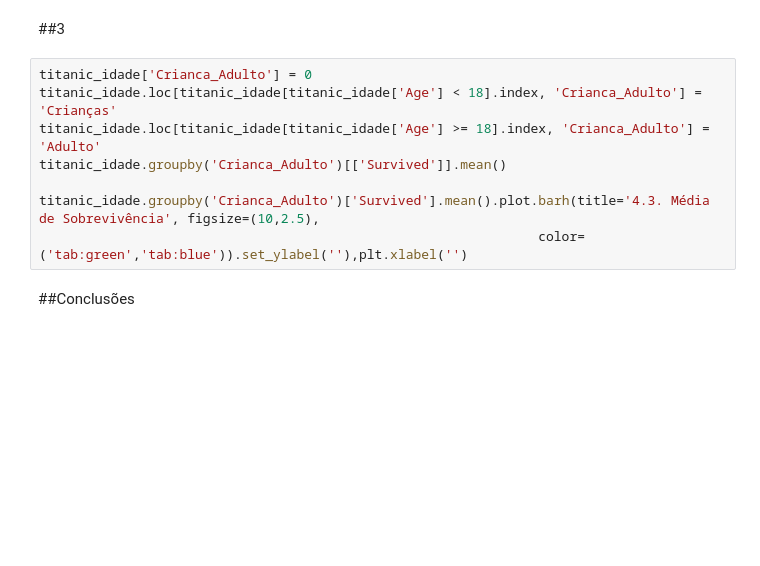
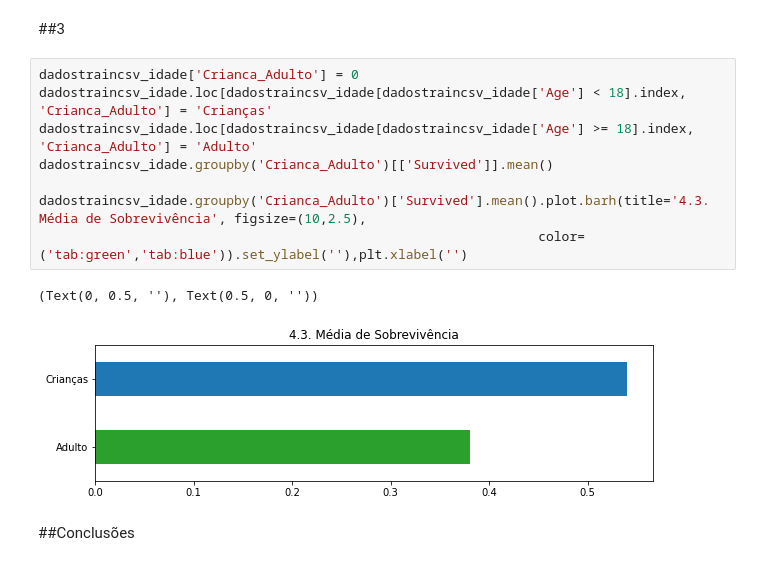
Before and after one commit to PauloSergio0510/cdd_embraer_titanic, a Jupyter notebook: titanic.ipynb, the cells around one changed output. Saved outputs shown, nothing was run; the diff lists cells and outputs as text; blank space fills up the shorter version.

```diff
--- a/titanic.ipynb
+++ b/titanic.ipynb
@@ -61,13 +87,16 @@ plt.ylabel('Frequência')
 # %% [markdown]
 ##3
 # %%
-titanic_idade['Crianca_Adulto'] = 0
-titanic_idade.loc[titanic_idade[titanic_idade['Age'] < 18].index, 'Crianca_Adulto'] = 'Crianças'
-titanic_idade.loc[titanic_idade[titanic_idade['Age'] >= 18].index, 'Crianca_Adulto'] = 'Adulto'
-titanic_idade.groupby('Crianca_Adulto')[['Survived']].mean()
+dadostraincsv_idade['Crianca_Adulto'] = 0
+dadostraincsv_idade.loc[dadostraincsv_idade[dadostraincsv_idade['Age'] < 18].index, 'Crianca_Adulto'] = 'Crianças'
+dadostraincsv_idade.loc[dadostraincsv_idade[dadostraincsv_idade['Age'] >= 18].index, 'Crianca_Adulto'] = 'Adulto'
+dadostraincsv_idade.groupby('Crianca_Adulto')[['Survived']].mean()
 
-titanic_idade.groupby('Crianca_Adulto')['Survived'].mean().plot.barh(title='4.3. Média de Sobrevivência', figsize=(10,2.5),
+dadostraincsv_idade.groupby('Crianca_Adulto')['Survived'].mean().plot.barh(title='4.3. Média de Sobrevivência', figsize=(10,2.5),
                                                                 color=('tab:green','tab:blue')).set_ylabel(''),plt.xlabel('')
+# %% [output]
+(Text(0, 0.5, ''), Text(0.5, 0, ''))
+[figure, added]
 # %% [markdown]
 ##Conclusões
 # %% [markdown]
```
Also changed, not shown: parts of 9 cells of this notebook.
